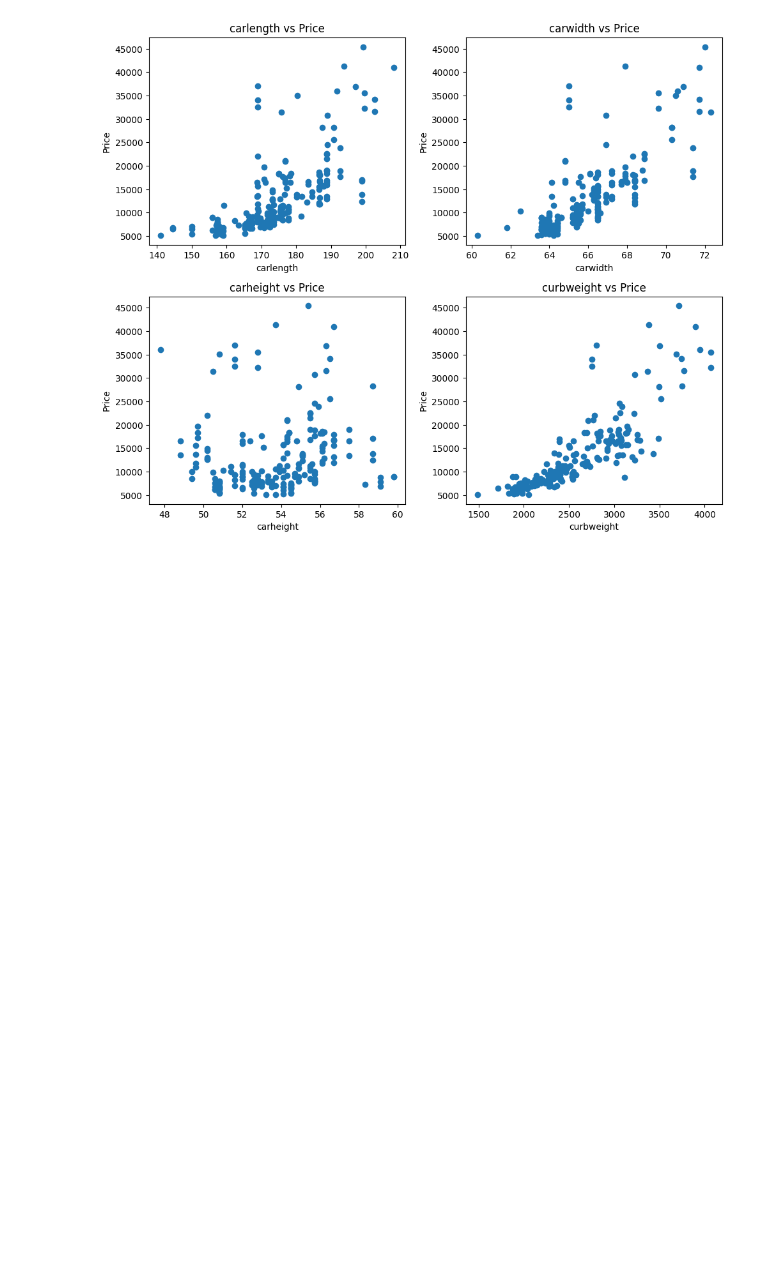
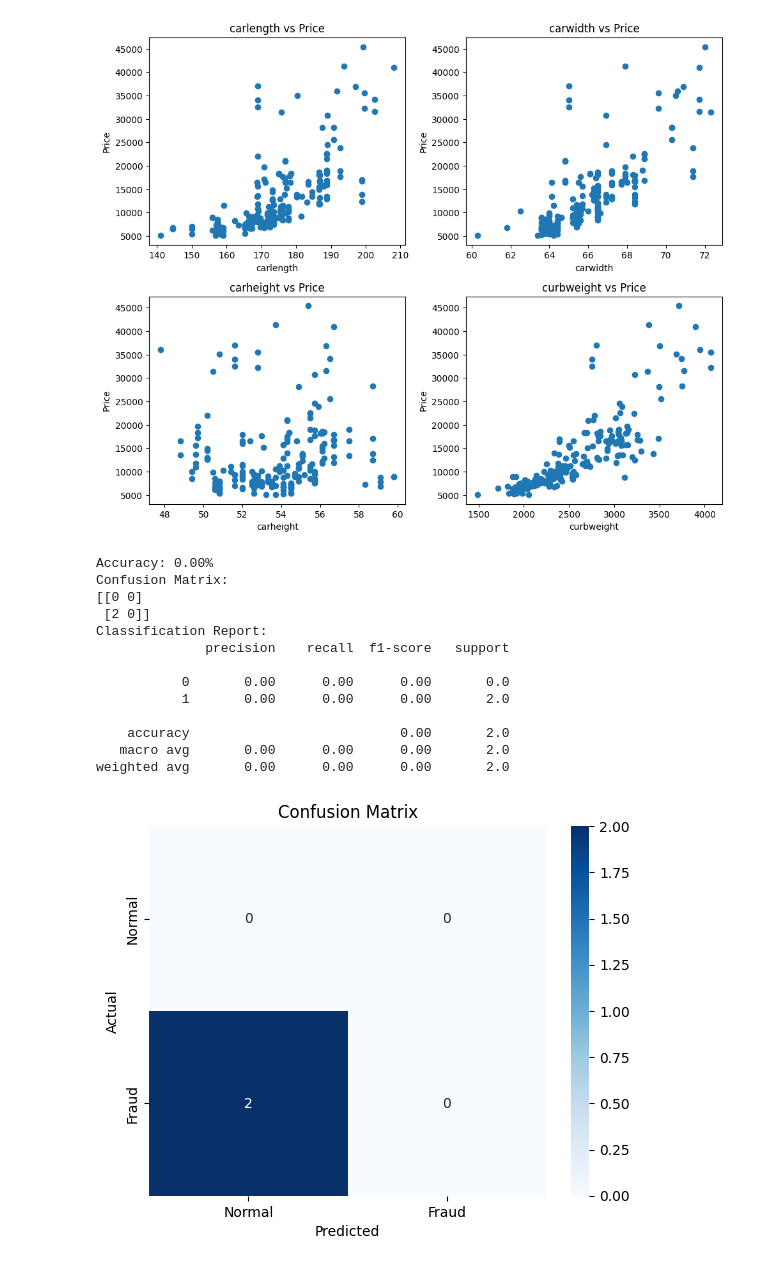
Before and after one commit to nisreen2266/Car_Predictions-, a Jupyter notebook: car-price-prediction.ipynb, the cells around one changed output. Cells and saved outputs as stored; diff of their text form; code cells hidden in the pictures; blank space fills up the shorter version.

Commit message:
Kaggle Notebook | car_price_prediction | Version 4

```diff
--- a/car-price-prediction.ipynb
+++ b/car-price-prediction.ipynb
@@ -218,3 +218,82 @@ scatter('curbweight', 4)
 plt.tight_layout()
 # %% [output]
 [figure]
+# %%
+# Import necessary libraries
+import pandas as pd
+import numpy as np
+import matplotlib.pyplot as plt
+from sklearn.model_selection import train_test_split
+from sklearn.preprocessing import StandardScaler
+from sklearn.neighbors import KNeighborsClassifier
+from sklearn.metrics import accuracy_score, confusion_matrix, classification_report
+import seaborn as sns
+
+# Load the dataset (example for illustration; replace with your actual data)
+# dataset = pd.read_csv('fraud_detection.csv')
+
+# Example: Generating synthetic data
+data = {
+    'Amount': [100, 5000, 200, 3000, 1000, 12000, 150, 25000],
+    'Age': [25, 45, 23, 38, 30, 50, 22, 60],
+    'Location': [1, 2, 1, 2, 1, 1, 2, 2],  # 1 = Normal, 2 = Suspicious location
+    'Transaction_Type': [0, 1, 0, 1, 0, 1, 0, 1],  # 0 = Normal, 1 = Fraud
+}
+
+# Create a DataFrame
+df = pd.DataFrame(data)
+
+# Features (independent variables)
+X = df.drop('Transaction_Type', axis=1)
+
+# Target (dependent variable)
+y = df['Transaction_Type']
+
+# Split the data into training and testing sets
+X_train, X_test, y_train, y_test = train_test_split(X, y, test_size=0.2, random_state=42)
+
+# Feature scaling (important for KNN)
+scaler = StandardScaler()
+X_train_scaled = scaler.fit_transform(X_train)
+X_test_scaled = scaler.transform(X_test)
+
+# Create and train the KNN classifier model
+knn = KNeighborsClassifier(n_neighbors=3)
+knn.fit(X_train_scaled, y_train)
+
+# Predictions
+y_pred = knn.predict(X_test_scaled)
+
+# Model Evaluation
+accuracy = accuracy_score(y_test, y_pred)
+conf_matrix = confusion_matrix(y_test, y_pred)
+class_report = classification_report(y_test, y_pred)
+
+# Print evaluation results
+print(f"Accuracy: {accuracy * 100:.2f}%")
+print("Confusion Matrix:")
+print(conf_matrix)
+print("Classification Report:")
+print(class_report)
+
+# Visualize the confusion matrix using a heatmap
+sns.heatmap(conf_matrix, annot=True, fmt='d', cmap='Blues', xticklabels=['Normal', 'Fraud'], yticklabels=['Normal', 'Fraud'])
+plt.title('Confusion Matrix')
+plt.xlabel('Predicted')
+plt.ylabel('Actual')
+plt.show()
+# %% [output]
+Accuracy: 0.00%
+Confusion Matrix:
+[[0 0]
+ [2 0]]
+Classification Report:
+              precision    recall  f1-score   support
+
+           0       0.00      0.00      0.00       0.0
+           1       0.00      0.00      0.00       2.0
+
+    accuracy                           0.00       2.0
+   macro avg       0.00      0.00      0.00       2.0
+weighted avg       0.00      0.00      0.00       2.0
+[figure, added]
```
